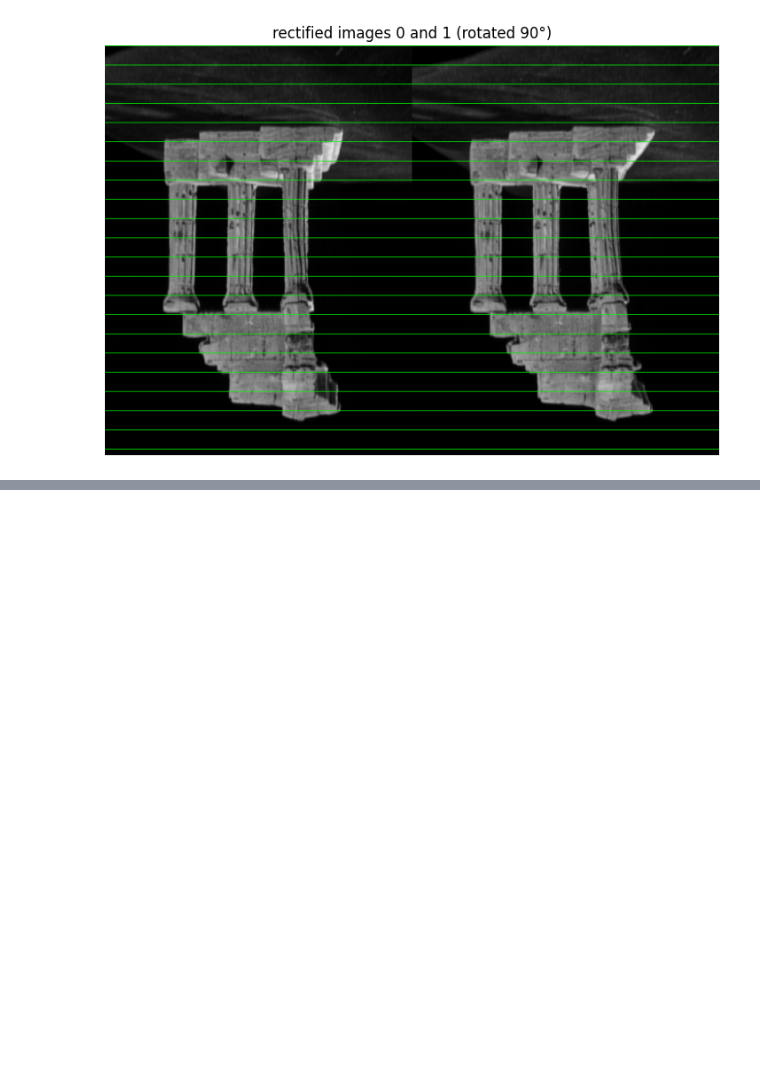
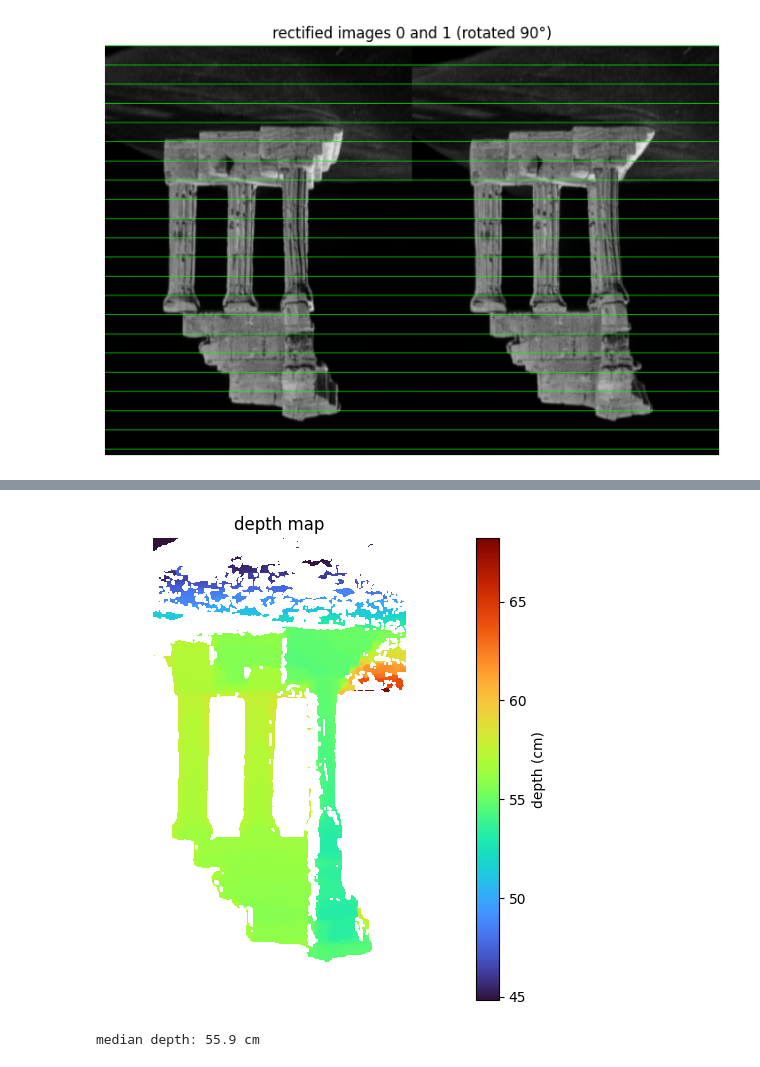
Before and after one commit to sensoyyasin/3D-Sfm-Stereo-Mesh, a Jupyter notebook: sfm.ipynb, the cells around one changed output, grey strips where cells are left out. Saved outputs shown, nothing was run; the diff lists cells and outputs as text; code cells hidden in the pictures; blank space fills up the shorter version.

```diff
--- a/sfm.ipynb
+++ b/sfm.ipynb
@@ -883,0 +906,21 @@ total dense points: 1794741
+# %%
+fB = abs(P2[1, 3])
+d0 = P2[1, 2] - P1[1, 2]
+
+depth = np.zeros_like(disp)
+depth[valid] = fB / (disp[valid] + d0)
+
+s_m, _, _ = align_sim3(centers, gt_centers)
+depth_cm = depth * s_m * 100
+
+plt.figure(figsize=(6, 6))
+plt.imshow(cv2.rotate(np.where(valid, depth_cm, np.nan), cv2.ROTATE_90_CLOCKWISE), cmap="turbo")
+plt.colorbar(label="depth (cm)")
+plt.title("depth map")
+plt.axis("off")
+plt.show()
+
+print("median depth:", np.median(depth_cm[valid]).round(1), "cm")
+# %% [output]
+[figure, added]
+median depth: 55.9 cm
```
Also changed, not shown: parts of 24 cells of this notebook.
